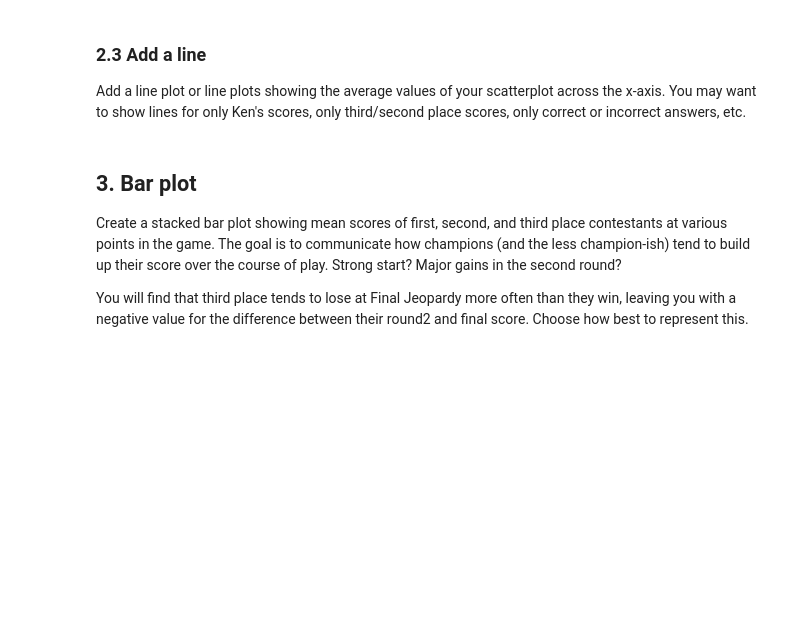
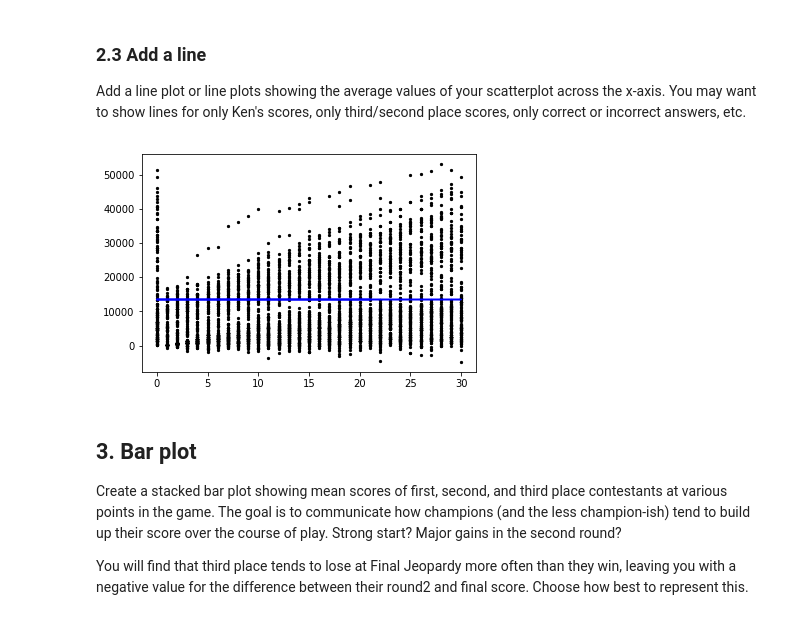
Before and after one commit to jobelenus/python-data-analysis-crash-course, a Jupyter notebook: 09-Visualizations/visualizations.ipynb, the cells around one changed output. Cells and saved outputs as stored; diff of their text form; code cells hidden in the pictures; blank space fills up the shorter version.

```diff
--- a/09-Visualizations/visualizations.ipynb
+++ b/09-Visualizations/visualizations.ipynb
@@ -129,6 +217,17 @@ Design a visualization that differentiates Ken's answers from the other players'
 ### 2.3 Add a line
 
 Add a line plot or line plots showing the average values of your scatterplot across the x-axis. You may want to show lines for only Ken's scores, only third/second place scores, only correct or incorrect answers, etc.
+# %%
+kenRecords = answers_with_scores[answers_with_scores['playerId'] == 1]
+nonKenRecords = answers_with_scores[answers_with_scores['playerId'] != 1]
+average = [np.mean(kenRecords['score_cumulative'])]*len(kenRecords)
+
+plt.figure()
+plt.scatter(answers_with_scores['pickorder'], answers_with_scores['score_cumulative'], color = 'black', alpha=1, s=5)
+plt.plot(kenRecords['pickorder'], average, color = 'blue')
+plt.show()
+# %% [output]
+[figure, added]
 # %% [markdown]
 ## 3. Bar plot
 
```
Also changed, not shown: parts of 11 cells of this notebook.
